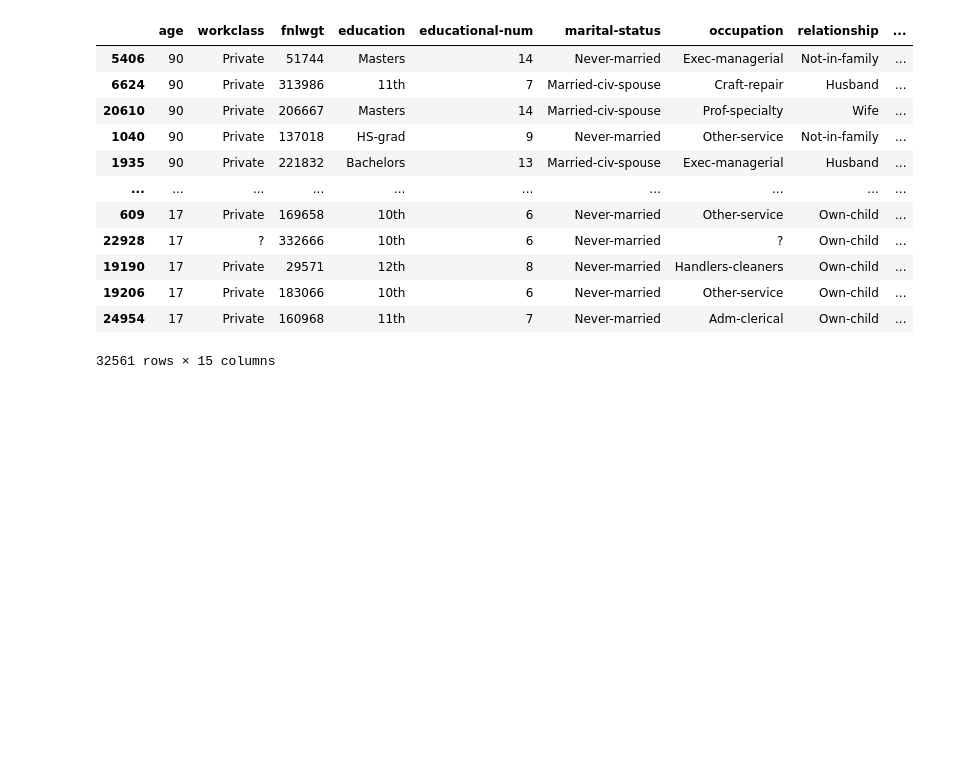
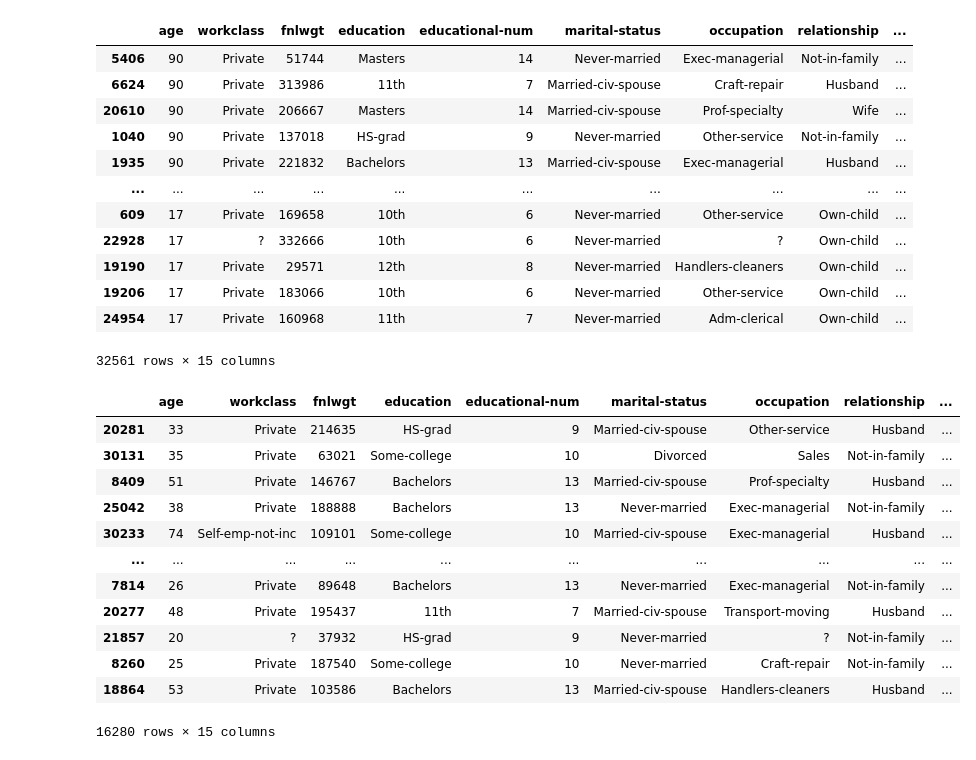
Before and after one commit to pkumar913/pythonlearning, a Jupyter notebook: readempfile.ipynb, the cells around one changed output. Saved outputs shown, nothing was run; the diff lists cells and outputs as text; code cells hidden in the pictures; blank space fills up the shorter version.

```diff
--- a/readempfile.ipynb
+++ b/readempfile.ipynb
@@ -364,3 +364,20 @@ df.sort_values('age', ascending=False)
 | 19206 | 17 | Private | 183066 | 10th | 6 | Never-married | Other-service | Own-child | ... |
 | 24954 | 17 | Private | 160968 | 11th | 7 | Never-married | Adm-clerical | Own-child | ... |
 32561 rows × 15 columns
+# %%
+#df.sample(n=10) display 10 records
+df.sample(frac=0.5)
+# %% [output]
+|  | age | workclass | fnlwgt | education | educational-num | marital-status | occupation | relationship | ... |
+| 20281 | 33 | Private | 214635 | HS-grad | 9 | Married-civ-spouse | Other-service | Husband | ... |
+| 30131 | 35 | Private | 63021 | Some-college | 10 | Divorced | Sales | Not-in-family | ... |
+| 8409 | 51 | Private | 146767 | Bachelors | 13 | Married-civ-spouse | Prof-specialty | Husband | ... |
+| 25042 | 38 | Private | 188888 | Bachelors | 13 | Never-married | Exec-managerial | Not-in-family | ... |
+| 30233 | 74 | Self-emp-not-inc | 109101 | Some-college | 10 | Married-civ-spouse | Exec-managerial | Husband | ... |
+| ... | ... | ... | ... | ... | ... | ... | ... | ... | ... |
+| 7814 | 26 | Private | 89648 | Bachelors | 13 | Never-married | Exec-managerial | Not-in-family | ... |
+| 20277 | 48 | Private | 195437 | 11th | 7 | Married-civ-spouse | Transport-moving | Husband | ... |
+| 21857 | 20 | ? | 37932 | HS-grad | 9 | Never-married | ? | Not-in-family | ... |
+| 8260 | 25 | Private | 187540 | Some-college | 10 | Never-married | Craft-repair | Not-in-family | ... |
+| 18864 | 53 | Private | 103586 | Bachelors | 13 | Married-civ-spouse | Handlers-cleaners | Husband | ... |
+16280 rows × 15 columns
```
Also changed, not shown: parts of 17 cells of this notebook, 1 other file.
